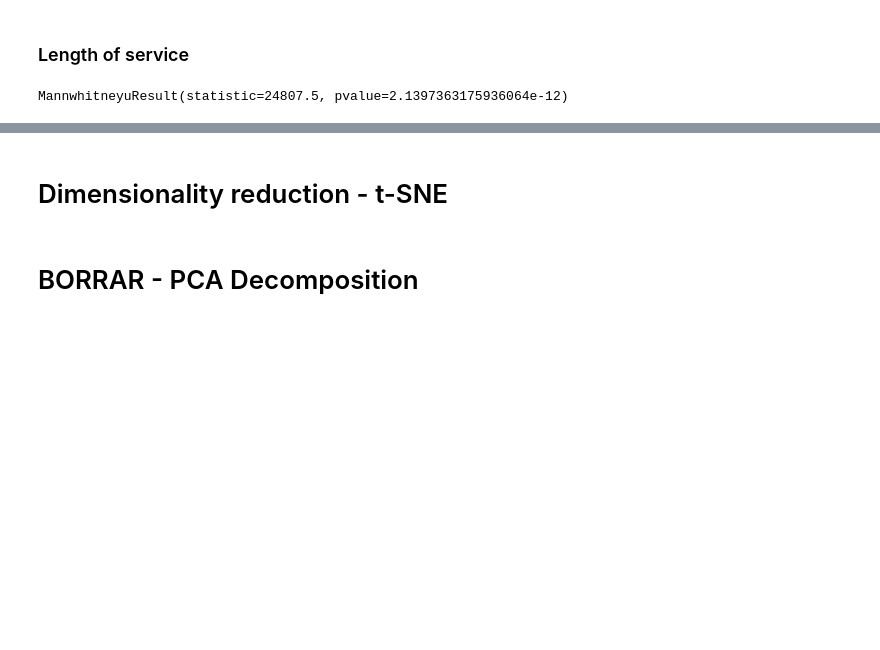
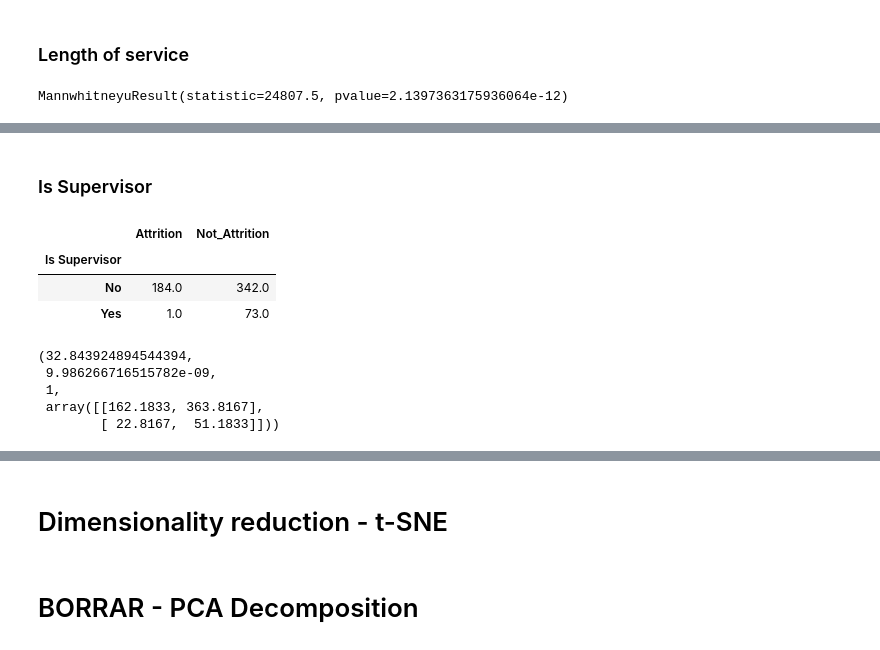
Before and after one commit to ta-datapt-bcn/project-statistical-analysis, a Jupyter notebook: julia-code.ipynb, the cells around one changed output, grey strips where cells are left out. Saved outputs shown, nothing was run; the diff lists cells and outputs as text; code cells hidden in the pictures; blank space fills up the shorter version.

```diff
--- a/julia-code.ipynb
+++ b/julia-code.ipynb
@@ -478,0 +604,22 @@ df[['Division', 'Pay rate']].pivot(columns='Division', values='Pay rate EUR').ip
+# %% [markdown]
+### Is Supervisor
+# %%
+df_supervisor = pd.DataFrame(df.groupby('Is Supervisor').sum()['Attrition'])
+# %%
+df_supervisor['Not_Attrition'] = df.groupby('Is Supervisor').count()['Attrition'] - df_supervisor['Attrition']
+df_supervisor
+# %% [output]
+|  | Attrition | Not_Attrition |
+| Is Supervisor |  |  |
+| No | 184.0 | 342.0 |
+| Yes | 1.0 | 73.0 |
+# %%
+stats.chi2_contingency(df_supervisor)
+# el p-value está muy por debajo de 0.05, así que sí que hay diferencia entre la media de attrition según si los trabajdores
+# son managers o empleados.
+# %% [output]
+(32.843924894544394,
+ 9.986266716515782e-09,
+ 1,
+ array([[162.1833, 363.8167],
+        [ 22.8167,  51.1833]]))
```
Also changed, not shown: parts of 71 cells of this notebook, 1 other file.
